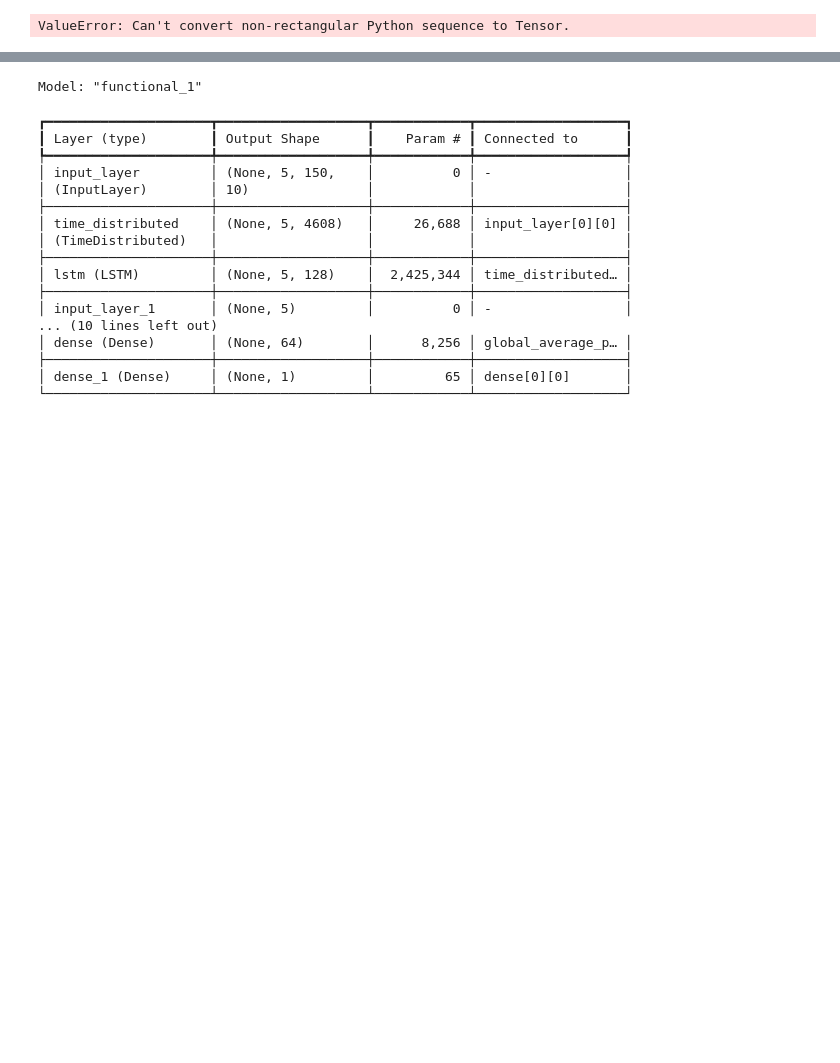
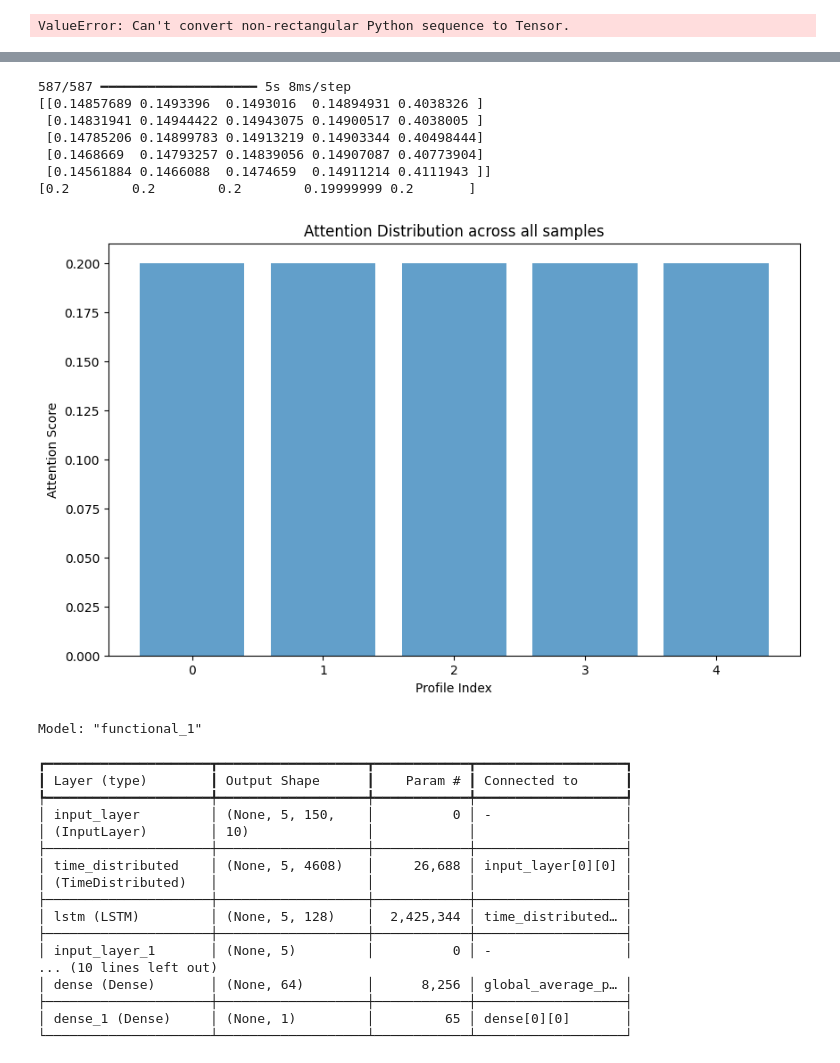
Before and after one commit to james-harvey-git/MPhys_Project, a Jupyter notebook: machine_learning.ipynb, the cells around one changed output, grey strips where cells are left out. Cells and saved outputs as stored; diff of their text form; code cells hidden in the pictures; blank space fills up the shorter version.

```diff
--- a/machine_learning.ipynb
+++ b/machine_learning.ipynb
@@ -462,3 +507,38 @@ print(flags)
+# %%
+# Attention level for each profile (averaged) after introduction of custom attention mechanism
+
+# Define a separate model to output attention scores
+attention_extractor = tf.keras.Model(
+    inputs=model.input,
+    outputs=model.get_layer('contextual_attention').output[1]  # Extract attention weights
+)
+
+# Predict attention scores for a subset of the test data
+attention_scores = attention_extractor.predict([X_test, X_test_indicators])[idx]
+
+print(attention_scores)
+
+profile_contributions = np.sum(attention_scores, axis=1)  # Average over samples
+
+profile_contributions = profile_contributions/np.sum(profile_contributions)
+print(profile_contributions)
+
+
+plt.figure(figsize=(10, 6))
+plt.bar(range(n_profiles), profile_contributions, alpha=0.7)  # Attention for profile 4
+plt.title(f"Attention Distribution across all samples")
+plt.xlabel("Profile Index")
+plt.ylabel("Attention Score")
+plt.show()
+# %% [output]
+587/587 ━━━━━━━━━━━━━━━━━━━━ 5s 8ms/step
+[[0.14857689 0.1493396  0.1493016  0.14894931 0.4038326 ]
+ [0.14831941 0.14944422 0.14943075 0.14900517 0.4038005 ]
+ [0.14785206 0.14899783 0.14913219 0.14903344 0.40498444]
+ [0.1468669  0.14793257 0.14839056 0.14907087 0.40773904]
+ [0.14561884 0.1466088  0.1474659  0.14911214 0.4111943 ]]
+[0.2        0.2        0.2        0.19999999 0.2       ]
+[figure, added]
 # %%
 model.summary()
 # %% [output]
```
Also changed, not shown: parts of 27 cells of this notebook, 1 other file.
